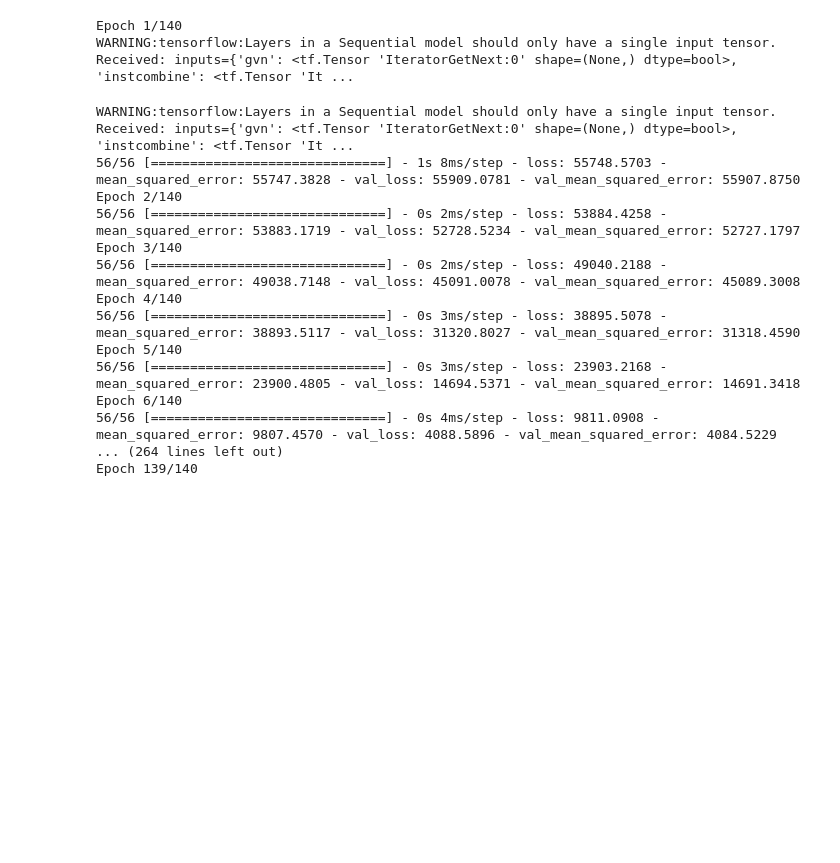
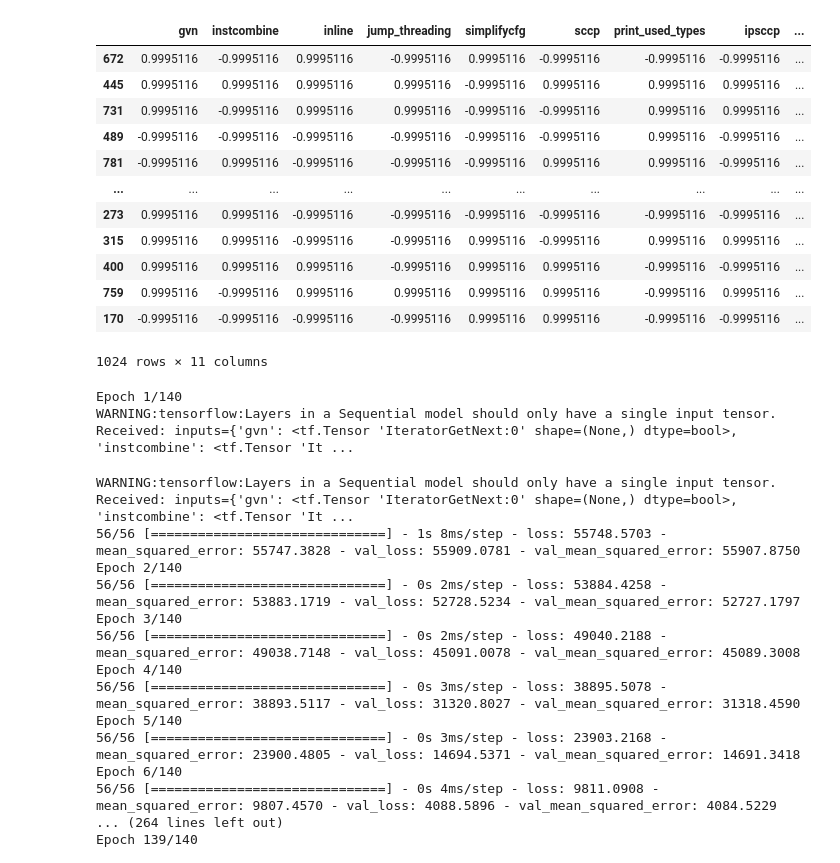
Before and after one commit to adrenalin97/DeepPerf, a Jupyter notebook: Thesis.ipynb, the cells around one changed output. Saved outputs shown, nothing was run; the diff lists cells and outputs as text; code cells hidden in the pictures; blank space fills up the shorter version.

```diff
--- a/Thesis.ipynb
+++ b/Thesis.ipynb
@@ -42,8 +42,26 @@ data_df = pd.read_csv("Data/LLVM_AllNumeric.csv")
 column_dict = {name: bool for name in list(data_df.columns.values) if name != 'PERF'}
 column_dict['PERF'] = "float64"
 data_df = data_df.astype(column_dict)
-data_df["PERF"] /=
 data_df = data_df.reindex(np.random.permutation(data_df.index))
+# %%
+# Normalize values
+data_df_mean = data_df.mean()
+data_df_std = data_df.std()
+data_df_norm = (data_df - data_df_mean)/data_df_std
+# %% [output]
+|  | gvn | instcombine | inline | jump_threading | simplifycfg | sccp | print_used_types | ipsccp | ... |
+| 672 | 0.9995116 | -0.9995116 | 0.9995116 | -0.9995116 | 0.9995116 | -0.9995116 | -0.9995116 | -0.9995116 | ... |
+| 445 | 0.9995116 | 0.9995116 | 0.9995116 | 0.9995116 | -0.9995116 | 0.9995116 | 0.9995116 | 0.9995116 | ... |
+| 731 | 0.9995116 | -0.9995116 | 0.9995116 | 0.9995116 | -0.9995116 | -0.9995116 | 0.9995116 | 0.9995116 | ... |
+| 489 | -0.9995116 | -0.9995116 | -0.9995116 | -0.9995116 | -0.9995116 | -0.9995116 | 0.9995116 | -0.9995116 | ... |
+| 781 | -0.9995116 | 0.9995116 | -0.9995116 | -0.9995116 | -0.9995116 | 0.9995116 | 0.9995116 | -0.9995116 | ... |
+| ... | ... | ... | ... | ... | ... | ... | ... | ... | ... |
+| 273 | 0.9995116 | 0.9995116 | -0.9995116 | -0.9995116 | -0.9995116 | -0.9995116 | -0.9995116 | -0.9995116 | ... |
+| 315 | 0.9995116 | 0.9995116 | -0.9995116 | -0.9995116 | 0.9995116 | -0.9995116 | 0.9995116 | 0.9995116 | ... |
+| 400 | 0.9995116 | 0.9995116 | 0.9995116 | -0.9995116 | 0.9995116 | 0.9995116 | -0.9995116 | -0.9995116 | ... |
+| 759 | 0.9995116 | -0.9995116 | 0.9995116 | 0.9995116 | 0.9995116 | 0.9995116 | -0.9995116 | 0.9995116 | ... |
+| 170 | -0.9995116 | -0.9995116 | -0.9995116 | -0.9995116 | 0.9995116 | 0.9995116 | -0.9995116 | -0.9995116 | ... |
+1024 rows × 11 columns
 # %%
 # split data set and set seed
 seed_init = seed_generator()
```
